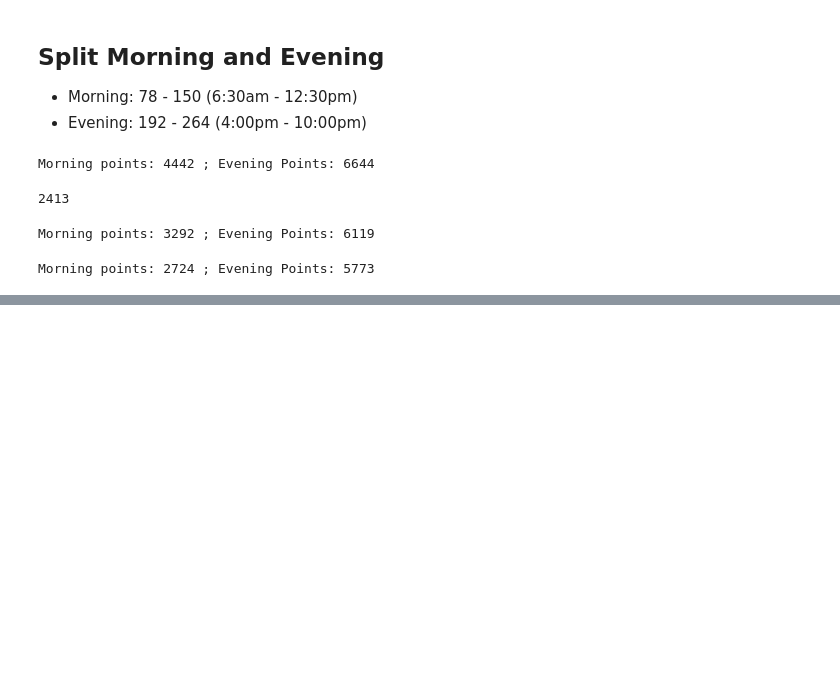
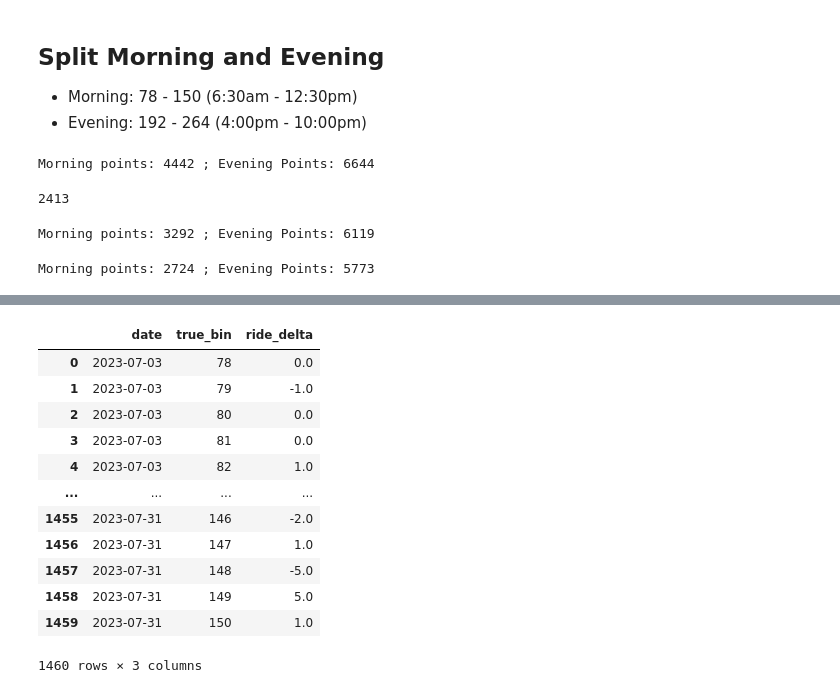
Before and after one commit to bwoody13/nyc-citibike-markovchain, a Jupyter notebook: project.ipynb, the cells around one changed output, grey strips where cells are left out. Cells and saved outputs as stored; diff of their text form; code cells hidden in the pictures; blank space fills up the shorter version.

```diff
--- a/project.ipynb
+++ b/project.ipynb
@@ -277,11 +277,14 @@ plt.show()
 - Morning: 78 - 150 (6:30am - 12:30pm)
 - Evening: 192 - 264 (4:00pm - 10:00pm)
 # %%
-mask_morning_st = (78 <= df_stations.start_bin) & (df_stations.start_bin <= 150) & (df_stations.start_station_id.isin(station_ids))
-mask_morning_end = (78 <= df_stations.end_bin) & (df_stations.end_bin <= 150) & (df_stations.end_station_id.isin(station_ids))
+morning_start, morning_end = 78, 150
+evening_start, evening_end = 192, 264
 
-mask_evening_st = (192 <= df_stations.start_bin) & (df_stations.start_bin <= 264) & (df_stations.start_station_id.isin(station_ids))
-mask_evening_end = (192 <= df_stations.end_bin) & (df_stations.end_bin <= 264) & (df_stations.end_station_id.isin(station_ids))
+mask_morning_st = (morning_start <= df_stations.start_bin) & (df_stations.start_bin <= morning_end) & (df_stations.start_station_id.isin(station_ids))
+mask_morning_end = (morning_start <= df_stations.end_bin) & (df_stations.end_bin <= morning_end) & (df_stations.end_station_id.isin(station_ids))
+
+mask_evening_st = (evening_start <= df_stations.start_bin) & (df_stations.start_bin <= evening_end) & (df_stations.start_station_id.isin(station_ids))
+mask_evening_end = (evening_start <= df_stations.end_bin) & (df_stations.end_bin <= evening_end) & (df_stations.end_station_id.isin(station_ids))
 
 df_stations_morn = df_stations[mask_morning_st | mask_morning_end]
 df_stations_even = df_stations[mask_evening_st | mask_evening_end]
@@ -318,0 +384,16 @@ Morning points: 2724 ; Evening Points: 5773
+# %%
+df_test
+# %% [output]
+|  | date | true_bin | ride_delta |
+| 0 | 2023-07-03 | 78 | 0.0 |
+| 1 | 2023-07-03 | 79 | -1.0 |
+| 2 | 2023-07-03 | 80 | 0.0 |
+| 3 | 2023-07-03 | 81 | 0.0 |
+| 4 | 2023-07-03 | 82 | 1.0 |
+| ... | ... | ... | ... |
+| 1455 | 2023-07-31 | 146 | -2.0 |
+| 1456 | 2023-07-31 | 147 | 1.0 |
+| 1457 | 2023-07-31 | 148 | -5.0 |
+| 1458 | 2023-07-31 | 149 | 5.0 |
+| 1459 | 2023-07-31 | 150 | 1.0 |
+1460 rows × 3 columns
```
Also changed, not shown: parts of 5 cells of this notebook.
